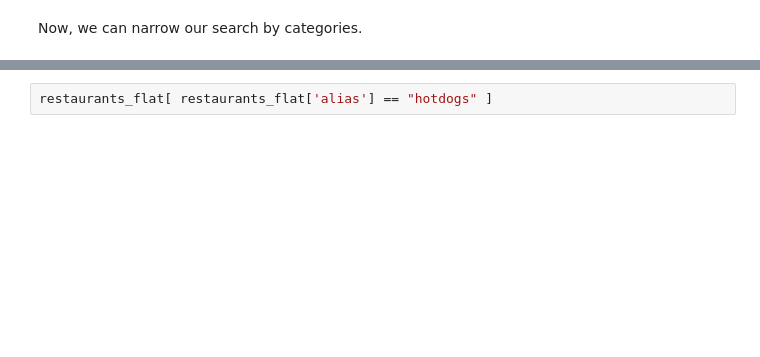
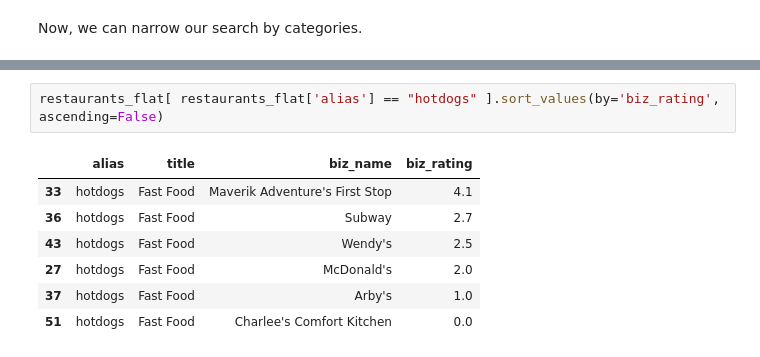
Before and after one commit to drolsonmi/math3080, a Jupyter notebook: Notes/07_LoadingAPIs.ipynb, the cells around one changed output, grey strips where cells are left out. Saved outputs shown, nothing was run; the diff lists cells and outputs as text; blank space fills up the shorter version.

```diff
--- a/Notes/07_LoadingAPIs.ipynb
+++ b/Notes/07_LoadingAPIs.ipynb
@@ -79,4 +150,12 @@ restaurants_flat[ restaurants_flat['alias'] == "pizza" ]
 # %%
-restaurants_flat[ restaurants_flat['alias'] == "hotdogs" ]
+restaurants_flat[ restaurants_flat['alias'] == "hotdogs" ].sort_values(by='biz_rating', ascending=False)
+# %% [output]
+|  | alias | title | biz_name | biz_rating |
+| 33 | hotdogs | Fast Food | Maverik Adventure's First Stop | 4.1 |
+| 36 | hotdogs | Fast Food | Subway | 2.7 |
+| 43 | hotdogs | Fast Food | Wendy's | 2.5 |
+| 27 | hotdogs | Fast Food | McDonald's | 2.0 |
+| 37 | hotdogs | Fast Food | Arby's | 1.0 |
+| 51 | hotdogs | Fast Food | Charlee's Comfort Kitchen | 0.0 |
 # %%
 restaurants_flat[ restaurants_flat['title'] == "Mexican" ]
```
Also changed, not shown: parts of 11 cells of this notebook.
